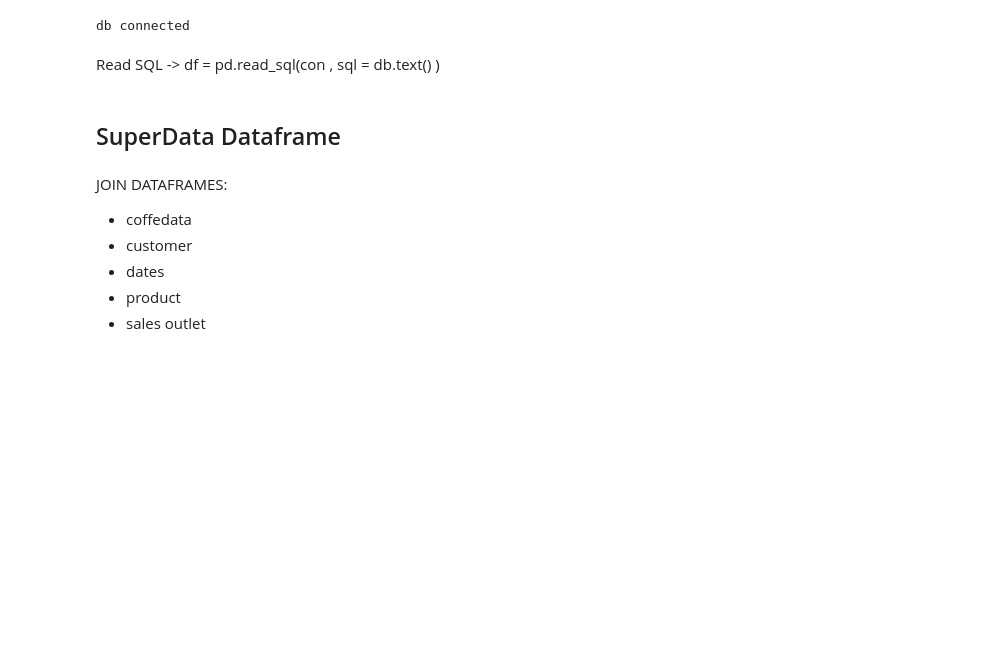
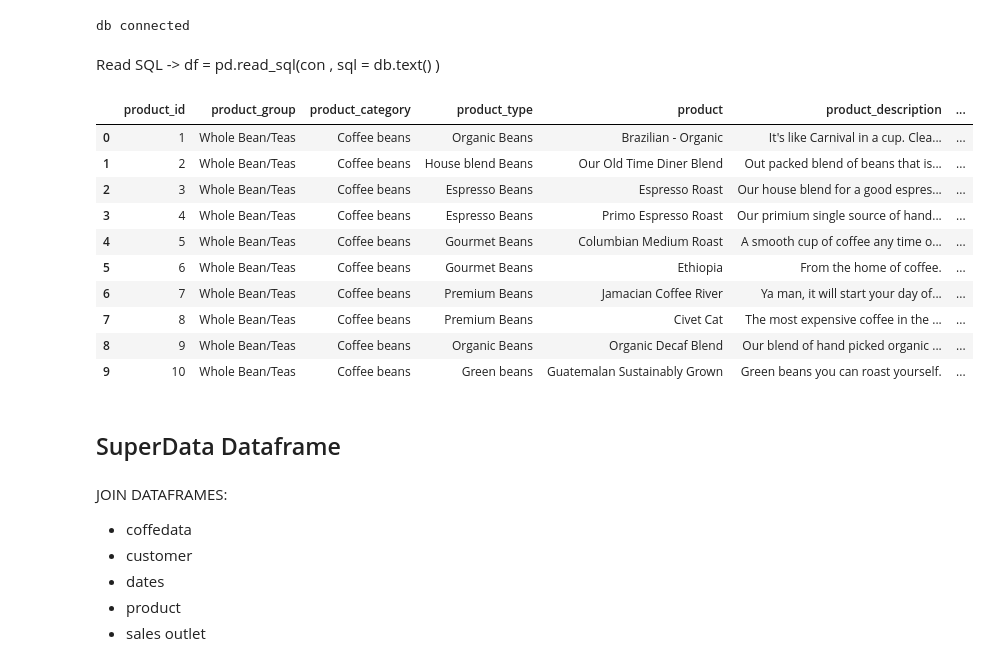
Before and after one commit to hpenapp/EjercicioRedencion, a Jupyter notebook: Features.ipynb, the cells around one changed output. Drawn from its saved outputs; the diff is of its cells as text; code cells hidden in the pictures; blank space fills up the shorter version.

```diff
--- a/Features.ipynb
+++ b/Features.ipynb
@@ -44,6 +44,20 @@ salesOutlet = pd.read_sql(con = conn.connect(), sql = query)
 # %%
 query = db.text('SELECT * FROM DcDataLakeDB.Staff')
 staff = pd.read_sql(con = conn.connect(), sql = query)
+# %%
+product.head(10)
+# %% [output]
+|  | product_id | product_group | product_category | product_type | product | product_description | ... |
+| 0 | 1 | Whole Bean/Teas | Coffee beans | Organic Beans | Brazilian - Organic | It's like Carnival in a cup. Clea... | ... |
+| 1 | 2 | Whole Bean/Teas | Coffee beans | House blend Beans | Our Old Time Diner Blend | Out packed blend of beans that is... | ... |
+| 2 | 3 | Whole Bean/Teas | Coffee beans | Espresso Beans | Espresso Roast | Our house blend for a good espres... | ... |
+| 3 | 4 | Whole Bean/Teas | Coffee beans | Espresso Beans | Primo Espresso Roast | Our primium single source of hand... | ... |
+| 4 | 5 | Whole Bean/Teas | Coffee beans | Gourmet Beans | Columbian Medium Roast | A smooth cup of coffee any time o... | ... |
+| 5 | 6 | Whole Bean/Teas | Coffee beans | Gourmet Beans | Ethiopia | From the home of coffee. | ... |
+| 6 | 7 | Whole Bean/Teas | Coffee beans | Premium Beans | Jamacian Coffee River | Ya man, it will start your day of... | ... |
+| 7 | 8 | Whole Bean/Teas | Coffee beans | Premium Beans | Civet Cat | The most expensive coffee in the ... | ... |
+| 8 | 9 | Whole Bean/Teas | Coffee beans | Organic Beans | Organic Decaf Blend | Our blend of hand picked organic ... | ... |
+| 9 | 10 | Whole Bean/Teas | Coffee beans | Green beans | Guatemalan Sustainably Grown | Green beans you can roast yourself. | ... |
 # %% [markdown]
 ## SuperData Dataframe
 # %% [markdown]
```
Also changed, not shown: parts of 57 cells of this notebook.
